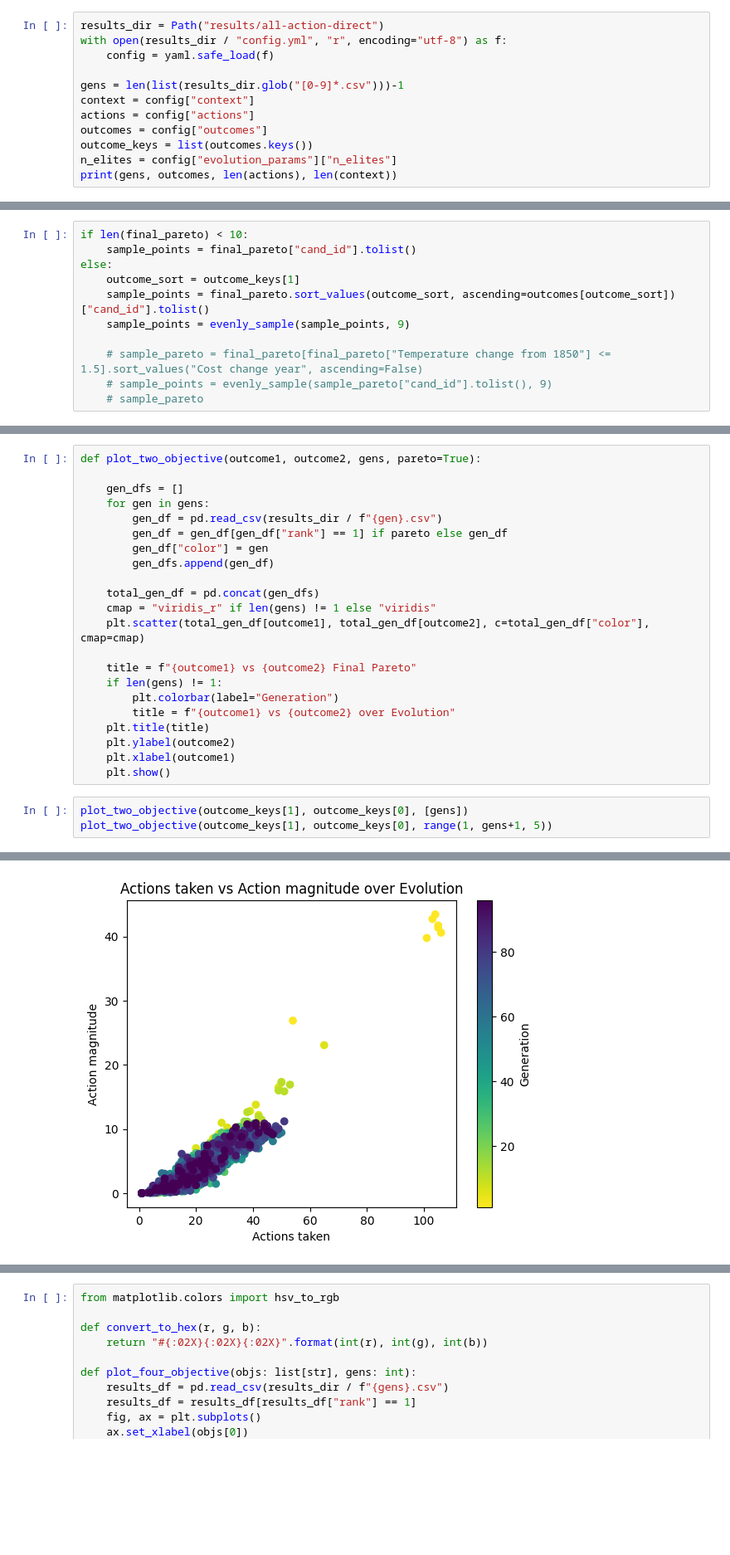
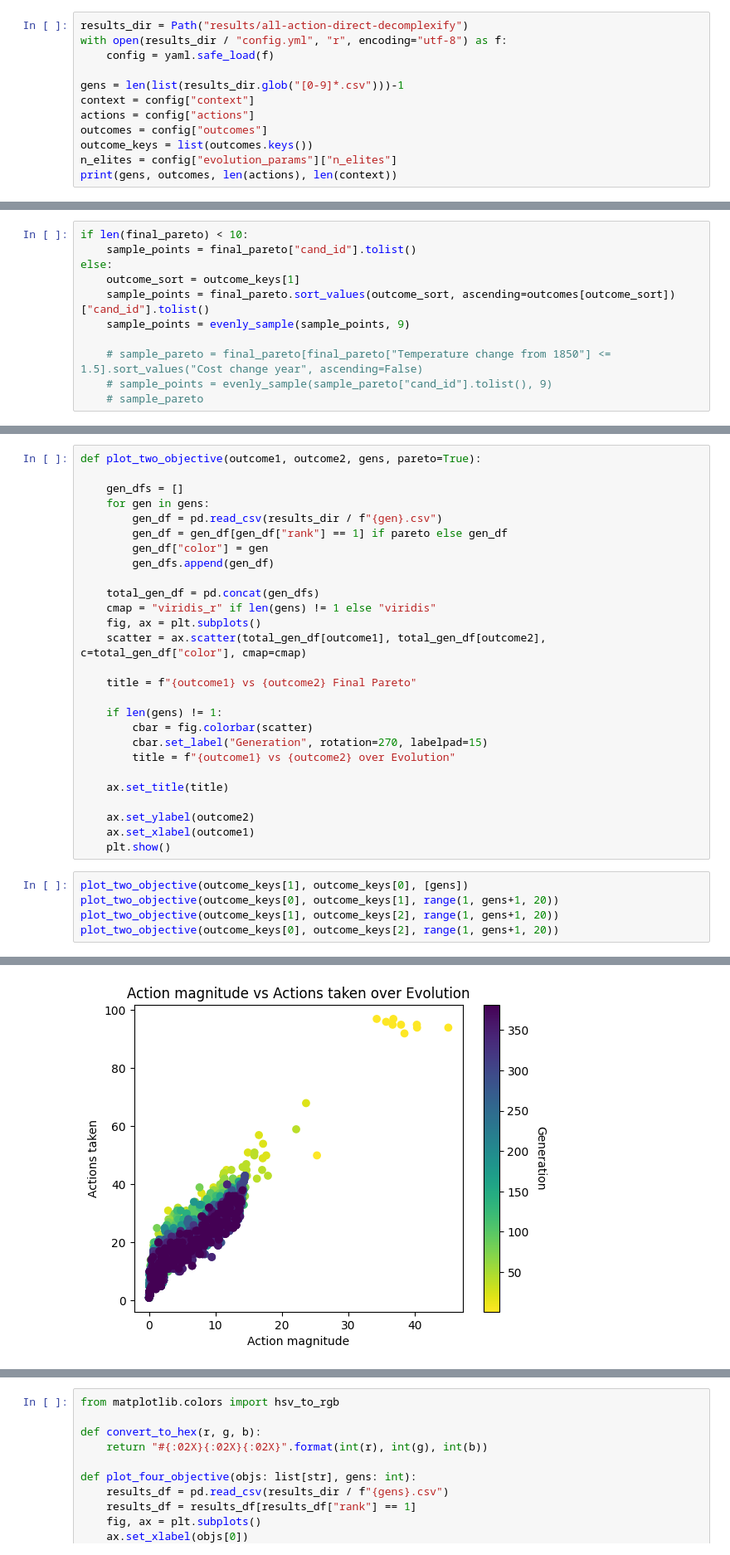
Before and after one commit to cognizant-ai-labs/en-roads-py, a Jupyter notebook: experiments/analysis.ipynb, the cells around one changed output, grey strips where cells are left out. Shown at 83% size. Drawn from its saved outputs; the diff is of its cells as text; blank space fills up the shorter version.

```diff
--- a/experiments/analysis.ipynb
+++ b/experiments/analysis.ipynb
@@ -11,7 +11,7 @@ from experiments.experiment_utils import NNExperimenter, DirectExperimenter
 from enroadspy import load_input_specs, id_to_name
 from enroadspy.generate_url import open_browser
 # %%
-results_dir = Path("results/all-action-direct")
+results_dir = Path("results/all-action-direct-decomplexify")
 with open(results_dir / "config.yml", "r", encoding="utf-8") as f:
     config = yaml.safe_load(f)
 
@@ -154,17 +150,24 @@ def plot_two_objective(outcome1, outcome2, gens, pareto=True):
 
     total_gen_df = pd.concat(gen_dfs)
     cmap = "viridis_r" if len(gens) != 1 else "viridis"
-    plt.scatter(total_gen_df[outcome1], total_gen_df[outcome2], c=total_gen_df["color"], cmap=cmap)
+    fig, ax = plt.subplots()
+    scatter = ax.scatter(total_gen_df[outcome1], total_gen_df[outcome2], c=total_gen_df["color"], cmap=cmap)
 
     title = f"{outcome1} vs {outcome2} Final Pareto"
+
     if len(gens) != 1:
-        plt.colorbar(label="Generation")
+        cbar = fig.colorbar(scatter)
+        cbar.set_label("Generation", rotation=270, labelpad=15)
         title = f"{outcome1} vs {outcome2} over Evolution"
-    plt.title(title)
-    plt.ylabel(outcome2)
-    plt.xlabel(outcome1)
+
+    ax.set_title(title)
+
+    ax.set_ylabel(outcome2)
+    ax.set_xlabel(outcome1)
     plt.show()
 # %%
 plot_two_objective(outcome_keys[1], outcome_keys[0], [gens])
-plot_two_objective(outcome_keys[1], outcome_keys[0], range(1, gens+1, 5))
+plot_two_objective(outcome_keys[0], outcome_keys[1], range(1, gens+1, 20))
+plot_two_objective(outcome_keys[1], outcome_keys[2], range(1, gens+1, 20))
+plot_two_objective(outcome_keys[0], outcome_keys[2], range(1, gens+1, 20))
 # %% [output]
@@ -172 +175 @@ plot_two_objective(outcome_keys[1], outcome_keys[0], range(1, gens+1, 5))
-[figure, old version]
+[figure, new version]
```
Also changed, not shown: parts of 12 cells of this notebook, 15 other files.
